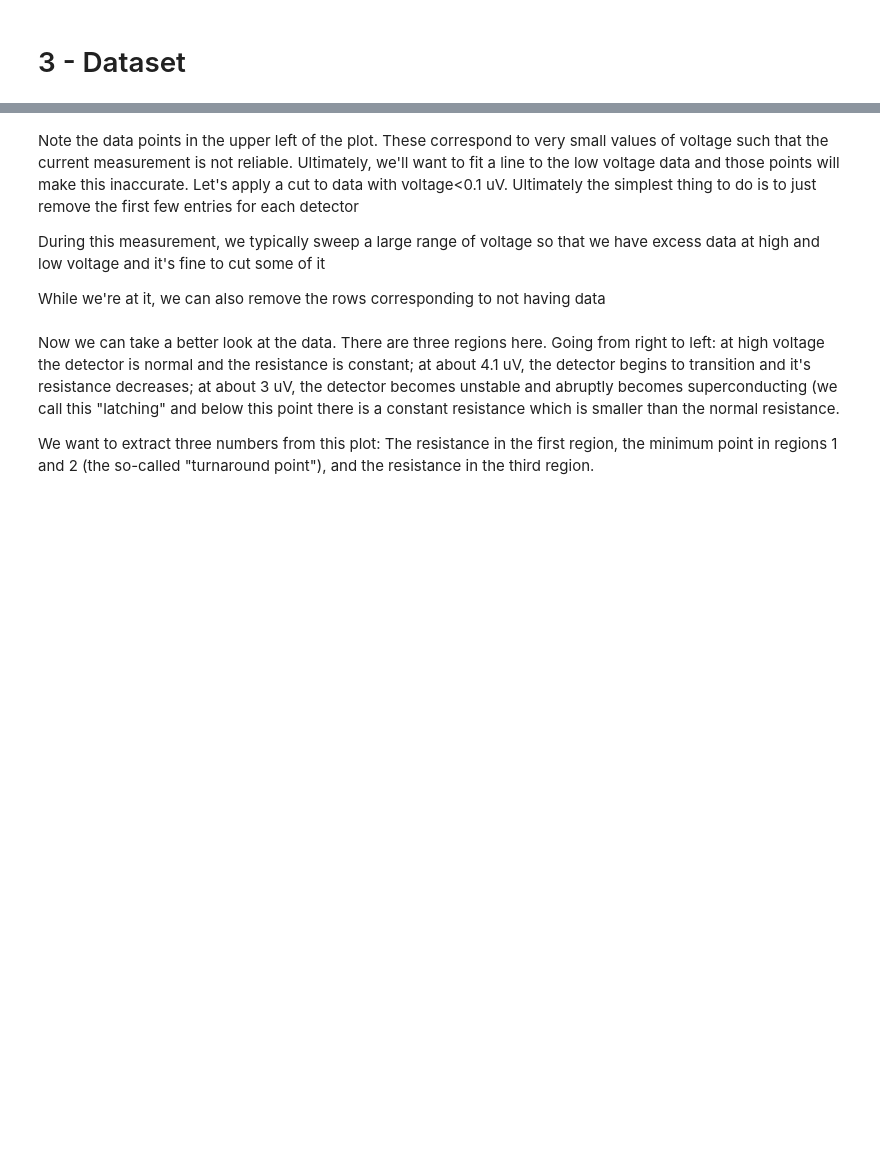
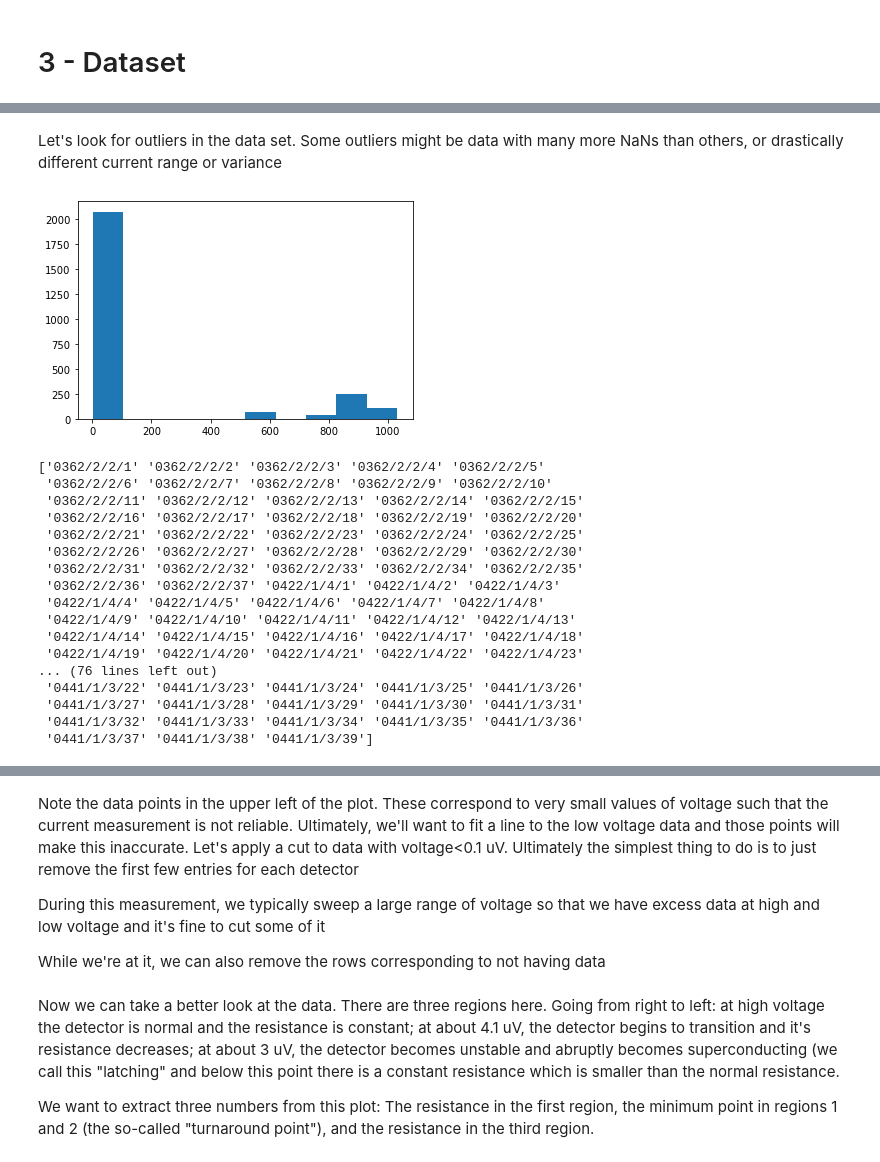
Before and after one commit to tuckerelleflot/tuckersblog, a Jupyter notebook: sensor_characterization/sensor_characterization.ipynb, the cells around one changed output, grey strips where cells are left out. Saved outputs shown, nothing was run; the diff lists cells and outputs as text; code cells hidden in the pictures; blank space fills up the shorter version.

```diff
--- a/sensor_characterization/sensor_characterization.ipynb
+++ b/sensor_characterization/sensor_characterization.ipynb
@@ -100,0 +79,33 @@ Text(0, 0.5, 'Current [$\\mu$A]')
+# %% [markdown]
+Let's look for outliers in the data set. Some outliers might be data with many more NaNs than others, or drastically different current range or variance
+# %%
+# Count number of NaNs in each row
+nan_count = np.isnan(V)
+nan_count = np.sum(nan_count, axis=1)
+
+# plot
+plt.hist(nan_count)
+plt.show()
+
+# Print det_ids with high nan_count
+# machine learning to find clusters of bad data? Looks like there are a few unhappy SQUIDs here
+print(det_ids[nan_count>400])
+# %% [output]
+[figure, added]
+['0362/2/2/1' '0362/2/2/2' '0362/2/2/3' '0362/2/2/4' '0362/2/2/5'
+ '0362/2/2/6' '0362/2/2/7' '0362/2/2/8' '0362/2/2/9' '0362/2/2/10'
+ '0362/2/2/11' '0362/2/2/12' '0362/2/2/13' '0362/2/2/14' '0362/2/2/15'
+ '0362/2/2/16' '0362/2/2/17' '0362/2/2/18' '0362/2/2/19' '0362/2/2/20'
+ '0362/2/2/21' '0362/2/2/22' '0362/2/2/23' '0362/2/2/24' '0362/2/2/25'
+ '0362/2/2/26' '0362/2/2/27' '0362/2/2/28' '0362/2/2/29' '0362/2/2/30'
+ '0362/2/2/31' '0362/2/2/32' '0362/2/2/33' '0362/2/2/34' '0362/2/2/35'
+ '0362/2/2/36' '0362/2/2/37' '0422/1/4/1' '0422/1/4/2' '0422/1/4/3'
+ '0422/1/4/4' '0422/1/4/5' '0422/1/4/6' '0422/1/4/7' '0422/1/4/8'
+ '0422/1/4/9' '0422/1/4/10' '0422/1/4/11' '0422/1/4/12' '0422/1/4/13'
+ '0422/1/4/14' '0422/1/4/15' '0422/1/4/16' '0422/1/4/17' '0422/1/4/18'
+ '0422/1/4/19' '0422/1/4/20' '0422/1/4/21' '0422/1/4/22' '0422/1/4/23'
+... (76 lines left out)
+ '0441/1/3/22' '0441/1/3/23' '0441/1/3/24' '0441/1/3/25' '0441/1/3/26'
+ '0441/1/3/27' '0441/1/3/28' '0441/1/3/29' '0441/1/3/30' '0441/1/3/31'
+ '0441/1/3/32' '0441/1/3/33' '0441/1/3/34' '0441/1/3/35' '0441/1/3/36'
+ '0441/1/3/37' '0441/1/3/38' '0441/1/3/39']
```
Also changed, not shown: parts of 20 cells of this notebook.
